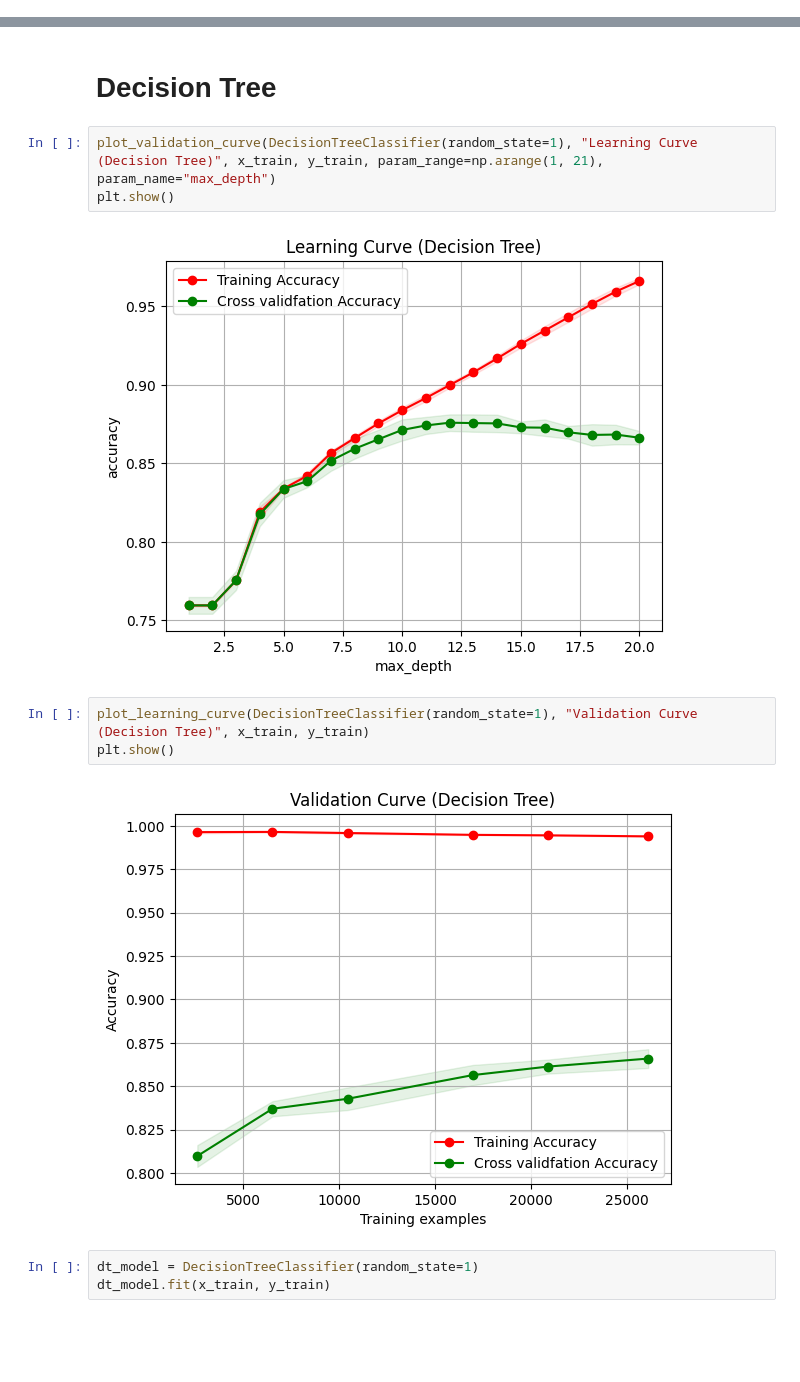
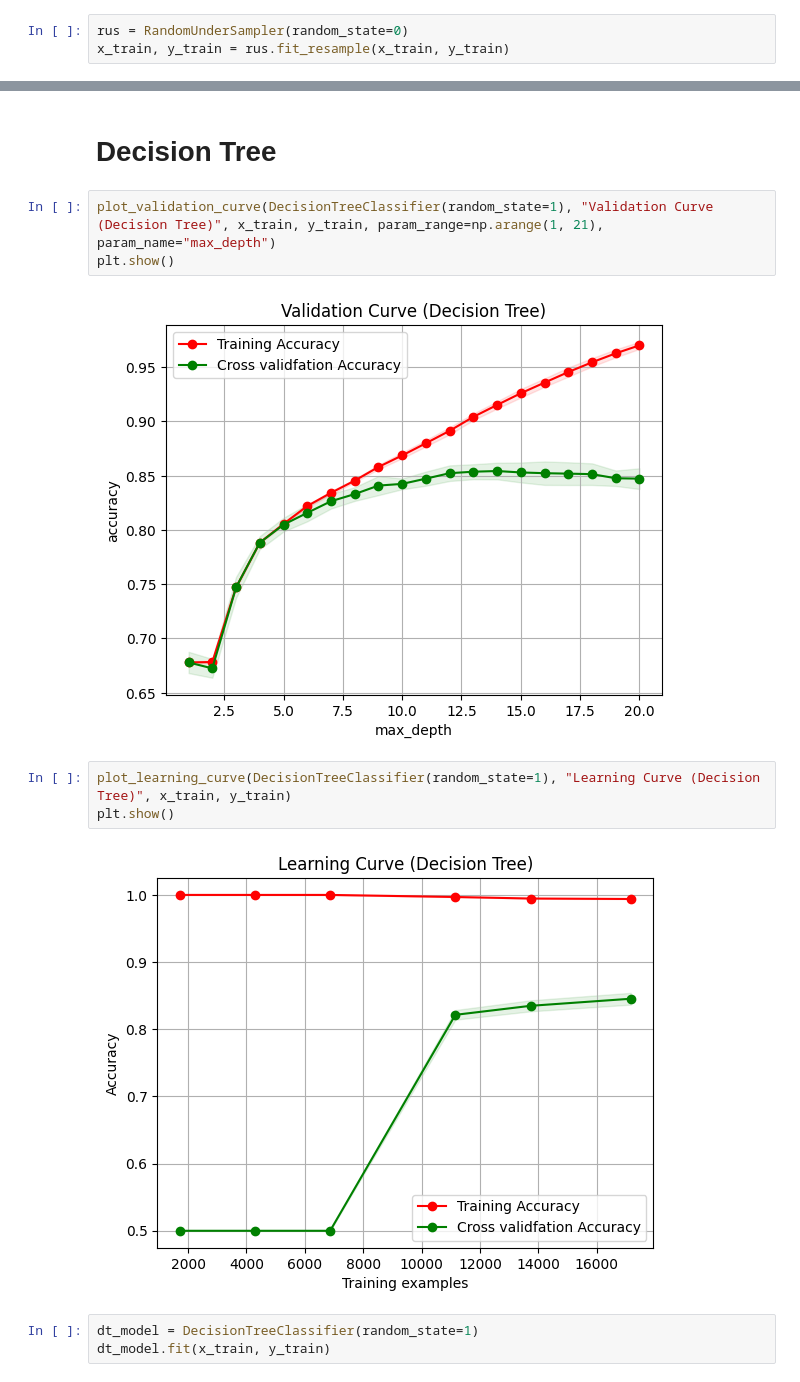
Before and after one commit to naralakamsani/supervised_learning, a Jupyter notebook: reservation_retention.ipynb, the cells around one changed output, grey strips where cells are left out. Drawn from its saved outputs; the diff is of its cells as text; blank space fills up the shorter version.

```diff
--- a/reservation_retention.ipynb
+++ b/reservation_retention.ipynb
@@ -96,3 +96,6 @@ Training Set Class Balance:
 0    19483
 1     9537
 Name: booking_status, dtype: int64
+# %%
+rus = RandomUnderSampler(random_state=0)
+x_train, y_train = rus.fit_resample(x_train, y_train)
@@ -239,15 +254,15 @@ KNN: K
 # %% [markdown]
 # Decision Tree
 # %%
-plot_validation_curve(DecisionTreeClassifier(random_state=1), "Learning Curve (Decision Tree)", x_train, y_train, param_range=np.arange(1, 21), param_name="max_depth")
+plot_validation_curve(DecisionTreeClassifier(random_state=1), "Validation Curve (Decision Tree)", x_train, y_train, param_range=np.arange(1, 21), param_name="max_depth")
 plt.show()
 # %% [output]
-[figure, old version]
+[figure, new version]
 # %%
-plot_learning_curve(DecisionTreeClassifier(random_state=1), "Validation Curve (Decision Tree)", x_train, y_train)
+plot_learning_curve(DecisionTreeClassifier(random_state=1), "Learning Curve (Decision Tree)", x_train, y_train)
 plt.show()
 # %% [output]
-[figure, old version]
+[figure, new version]
 # %%
 dt_model = DecisionTreeClassifier(random_state=1)
 dt_model.fit(x_train, y_train)
```
Also changed, not shown: parts of 13 cells of this notebook.
